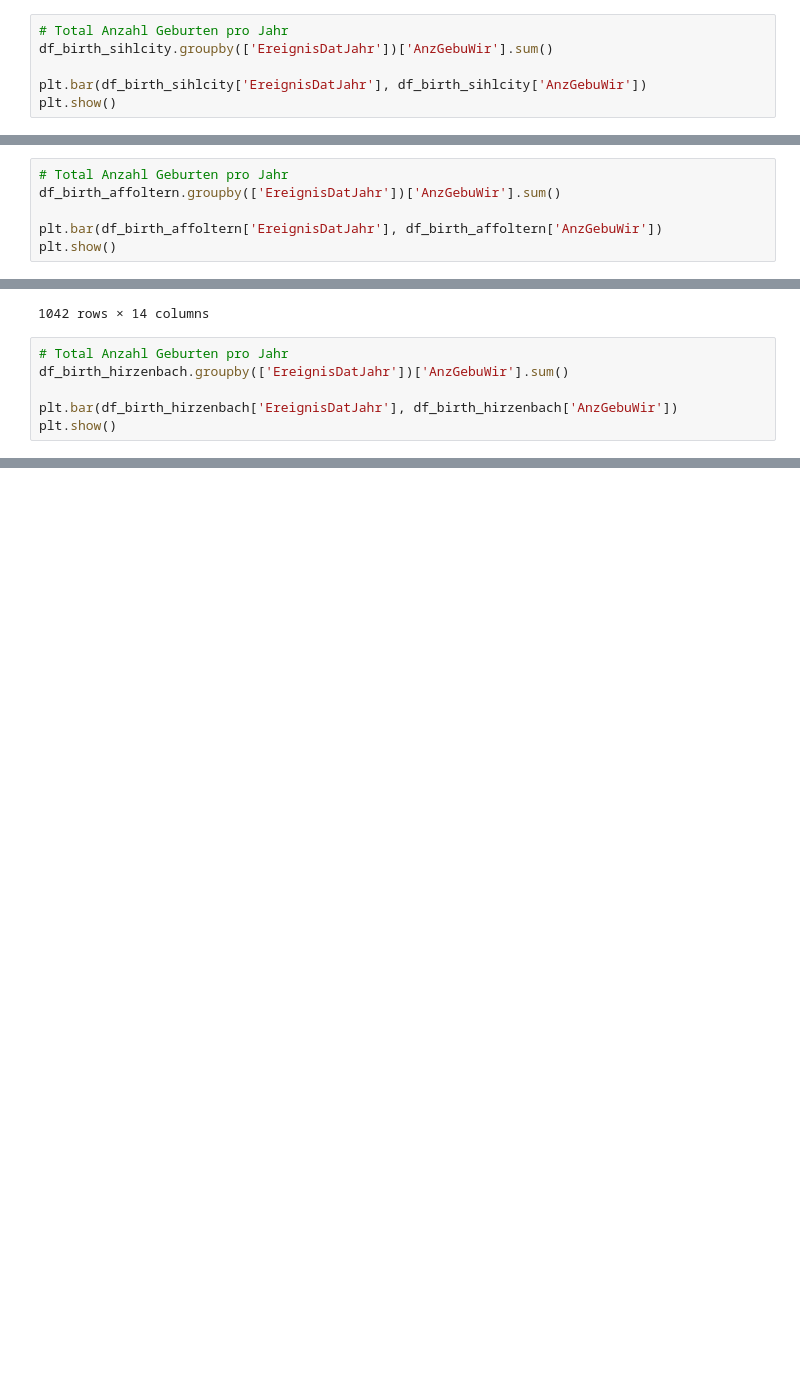
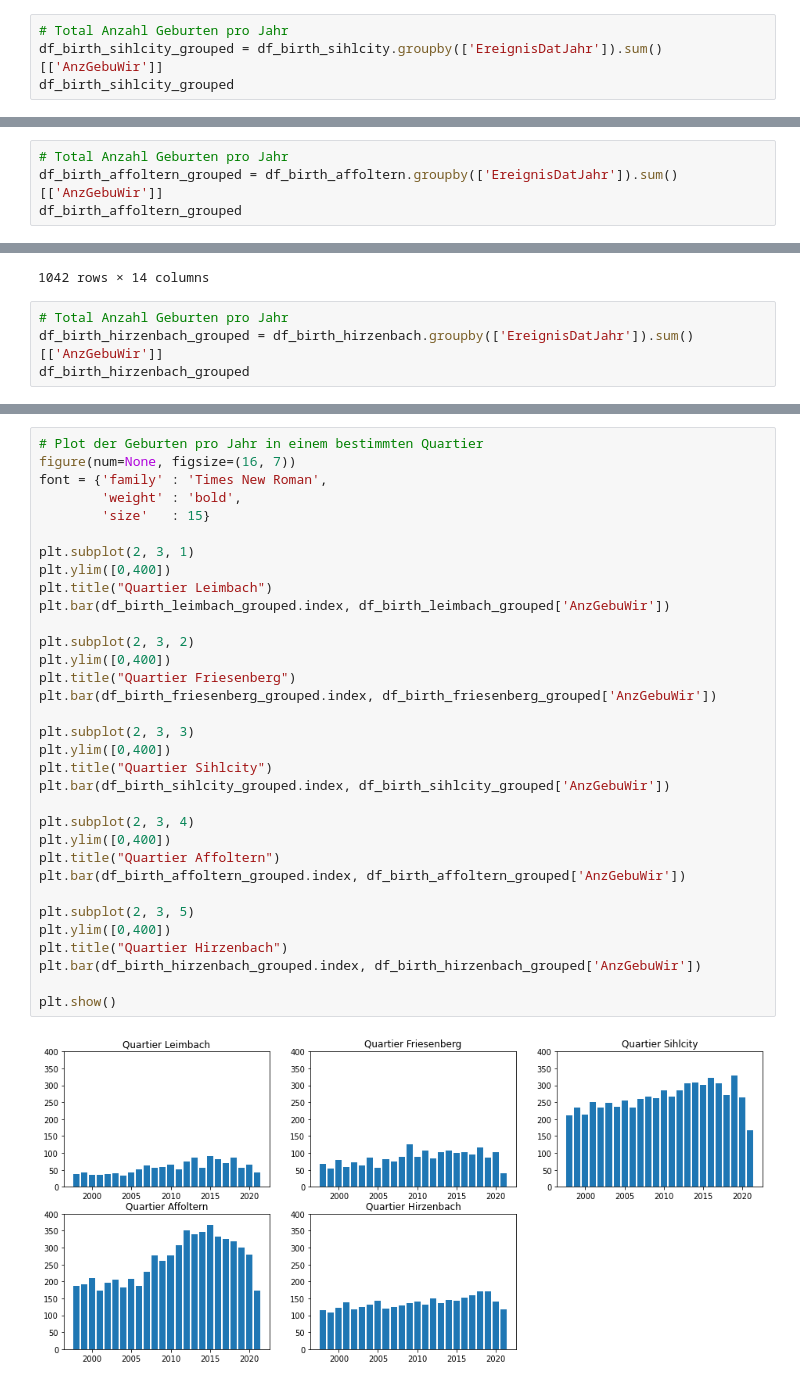
Before and after one commit to EbruDulak/CAS-INFE-21.12-Scripting-Project, a Jupyter notebook: ScriptingKitaProject.ipynb, the cells around one changed output, grey strips where cells are left out. Saved outputs shown, nothing was run; the diff lists cells and outputs as text; blank space fills up the shorter version.

Commit message:
subplot barchart brith

```diff
--- a/ScriptingKitaProject.ipynb
+++ b/ScriptingKitaProject.ipynb
@@ -242,7 +325,5 @@ df_birth_sihlcity
 # %%
 # Total Anzahl Geburten pro Jahr
-df_birth_sihlcity.groupby(['EreignisDatJahr'])['AnzGebuWir'].sum()
-
-plt.bar(df_birth_sihlcity['EreignisDatJahr'], df_birth_sihlcity['AnzGebuWir'])
-plt.show()
+df_birth_sihlcity_grouped = df_birth_sihlcity.groupby(['EreignisDatJahr']).sum()[['AnzGebuWir']]
+df_birth_sihlcity_grouped
 # %% [output]
@@ -267,8 +365,6 @@ df_birth_affoltern
 1117 rows × 14 columns
 # %%
 # Total Anzahl Geburten pro Jahr
-df_birth_affoltern.groupby(['EreignisDatJahr'])['AnzGebuWir'].sum()
-
-plt.bar(df_birth_affoltern['EreignisDatJahr'], df_birth_affoltern['AnzGebuWir'])
-plt.show()
+df_birth_affoltern_grouped = df_birth_affoltern.groupby(['EreignisDatJahr']).sum()[['AnzGebuWir']]
+df_birth_affoltern_grouped
 # %% [output]
@@ -293,8 +406,6 @@ df_birth_hirzenbach
 1042 rows × 14 columns
 # %%
 # Total Anzahl Geburten pro Jahr
-df_birth_hirzenbach.groupby(['EreignisDatJahr'])['AnzGebuWir'].sum()
-
-plt.bar(df_birth_hirzenbach['EreignisDatJahr'], df_birth_hirzenbach['AnzGebuWir'])
-plt.show()
+df_birth_hirzenbach_grouped = df_birth_hirzenbach.groupby(['EreignisDatJahr']).sum()[['AnzGebuWir']]
+df_birth_hirzenbach_grouped
 # %% [output]
@@ -301,0 +432,35 @@ plt.show()
+# %%
+# Plot der Geburten pro Jahr in einem bestimmten Quartier
+figure(num=None, figsize=(16, 7))
+font = {'family' : 'Times New Roman',
+        'weight' : 'bold',
+        'size'   : 15}
+
+plt.subplot(2, 3, 1)
+plt.ylim([0,400])
+plt.title("Quartier Leimbach")
+plt.bar(df_birth_leimbach_grouped.index, df_birth_leimbach_grouped['AnzGebuWir'])
+
+plt.subplot(2, 3, 2)
+plt.ylim([0,400])
+plt.title("Quartier Friesenberg")
+plt.bar(df_birth_friesenberg_grouped.index, df_birth_friesenberg_grouped['AnzGebuWir'])
+
+plt.subplot(2, 3, 3)
+plt.ylim([0,400])
+plt.title("Quartier Sihlcity")
+plt.bar(df_birth_sihlcity_grouped.index, df_birth_sihlcity_grouped['AnzGebuWir'])
+
+plt.subplot(2, 3, 4)
+plt.ylim([0,400])
+plt.title("Quartier Affoltern")
+plt.bar(df_birth_affoltern_grouped.index, df_birth_affoltern_grouped['AnzGebuWir'])
+
+plt.subplot(2, 3, 5)
+plt.ylim([0,400])
+plt.title("Quartier Hirzenbach")
+plt.bar(df_birth_hirzenbach_grouped.index, df_birth_hirzenbach_grouped['AnzGebuWir'])
+
+plt.show()
+# %% [output]
+[figure, added]
```
Also changed, not shown: parts of 12 cells of this notebook.
